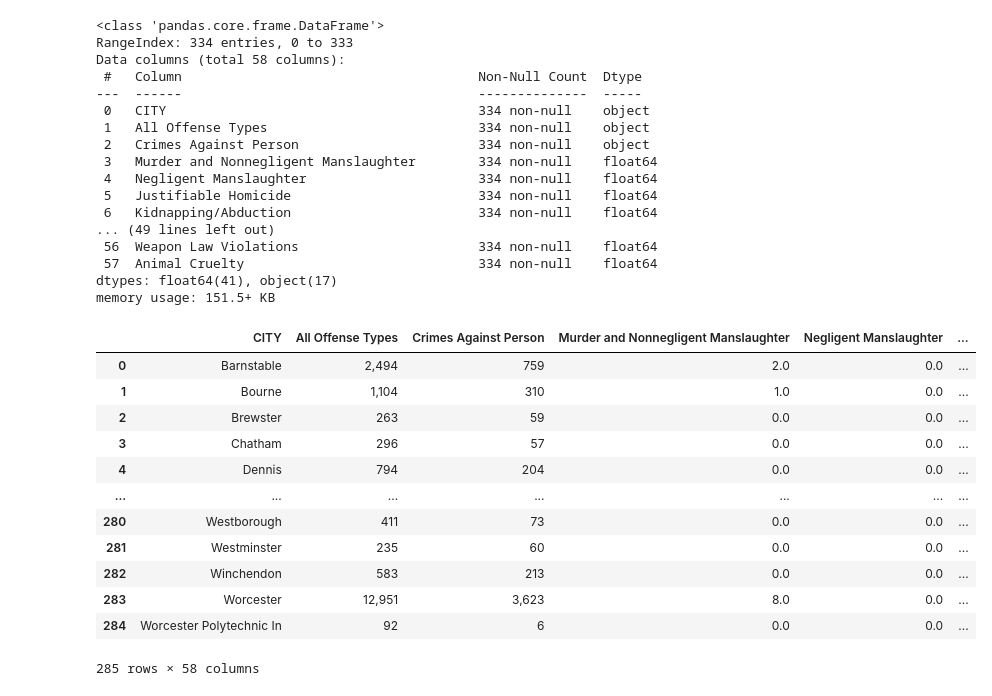
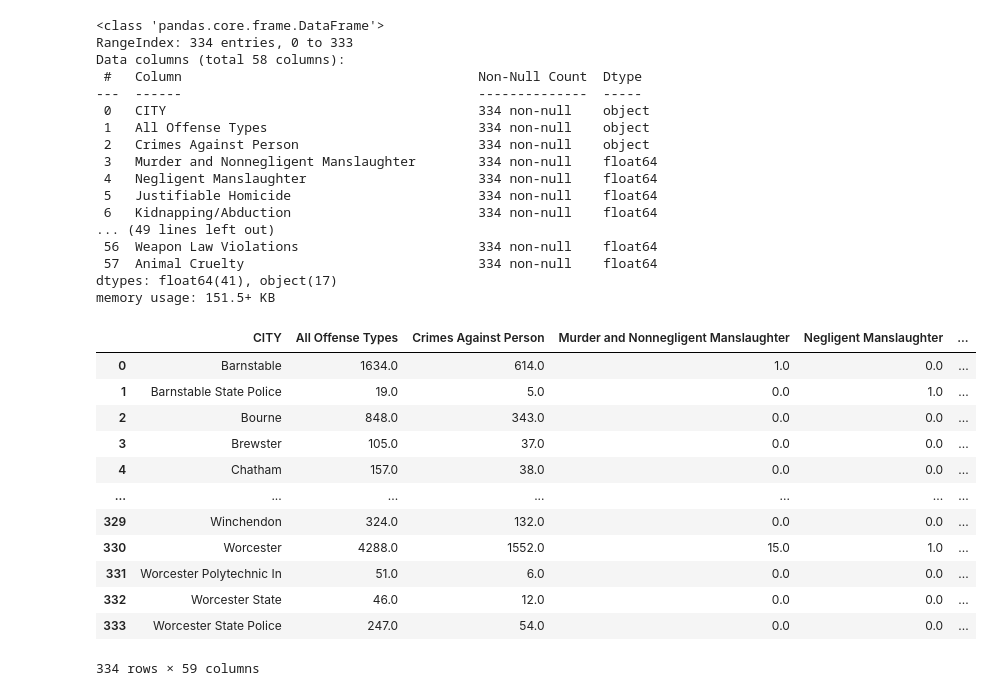
Before and after one commit to davprog9/MA-Housing-Analysis, a Jupyter notebook: Code/Analysis.ipynb, the cells around one changed output. Drawn from its saved outputs; the diff is of its cells as text; code cells hidden in the pictures.

```diff
--- a/Code/Analysis.ipynb
+++ b/Code/Analysis.ipynb
@@ -203,22 +212,6 @@ Data columns (total 58 columns):
  57  Animal Cruelty                              334 non-null    float64
 dtypes: float64(41), object(17)
 memory usage: 151.5+ KB
-# %%
-Crime2015
-# %% [output]
-|  | CITY | All Offense Types | Crimes Against Person | Murder and Nonnegligent Manslaughter | Negligent Manslaughter | ... |
-| 0 | Barnstable | 2,494 | 759 | 2.0 | 0.0 | ... |
-| 1 | Bourne | 1,104 | 310 | 1.0 | 0.0 | ... |
-| 2 | Brewster | 263 | 59 | 0.0 | 0.0 | ... |
-| 3 | Chatham | 296 | 57 | 0.0 | 0.0 | ... |
-| 4 | Dennis | 794 | 204 | 0.0 | 0.0 | ... |
-| ... | ... | ... | ... | ... | ... | ... |
-| 280 | Westborough | 411 | 73 | 0.0 | 0.0 | ... |
-| 281 | Westminster | 235 | 60 | 0.0 | 0.0 | ... |
-| 282 | Winchendon | 583 | 213 | 0.0 | 0.0 | ... |
-| 283 | Worcester | 12,951 | 3,623 | 8.0 | 0.0 | ... |
-| 284 | Worcester Polytechnic In | 92 | 6 | 0.0 | 0.0 | ... |
-285 rows × 58 columns
 # %%
 # Replacing commas in offense rows, 4,321 --> 4321
 
@@ -301,3 +294,31 @@ Crime2024 = Crime2024.apply(
                      .astype(float)
     if col.name != 'CITY' else col
 )
+# %%
+# Adding a "Year" column to crime datasets for concatination
+Crime2015["Year"] = 2015
+Crime2016["Year"] = 2016
+Crime2017["Year"] = 2017
+Crime2018["Year"] = 2018
+Crime2019["Year"] = 2019
+Crime2020["Year"] = 2020
+Crime2021["Year"] = 2021
+Crime2022["Year"] = 2022
+Crime2023["Year"] = 2023
+Crime2024["Year"] = 2024
+
+Crime2024
+# %% [output]
+|  | CITY | All Offense Types | Crimes Against Person | Murder and Nonnegligent Manslaughter | Negligent Manslaughter | ... |
+| 0 | Barnstable | 1634.0 | 614.0 | 1.0 | 0.0 | ... |
+| 1 | Barnstable State Police | 19.0 | 5.0 | 0.0 | 1.0 | ... |
+| 2 | Bourne | 848.0 | 343.0 | 0.0 | 0.0 | ... |
+| 3 | Brewster | 105.0 | 37.0 | 0.0 | 0.0 | ... |
+| 4 | Chatham | 157.0 | 38.0 | 0.0 | 0.0 | ... |
+| ... | ... | ... | ... | ... | ... | ... |
+| 329 | Winchendon | 324.0 | 132.0 | 0.0 | 0.0 | ... |
+| 330 | Worcester | 4288.0 | 1552.0 | 15.0 | 1.0 | ... |
+| 331 | Worcester Polytechnic In | 51.0 | 6.0 | 0.0 | 0.0 | ... |
+| 332 | Worcester State | 46.0 | 12.0 | 0.0 | 0.0 | ... |
+| 333 | Worcester State Police | 247.0 | 54.0 | 0.0 | 0.0 | ... |
+334 rows × 59 columns
```
Also changed, not shown: parts of 14 cells of this notebook.
